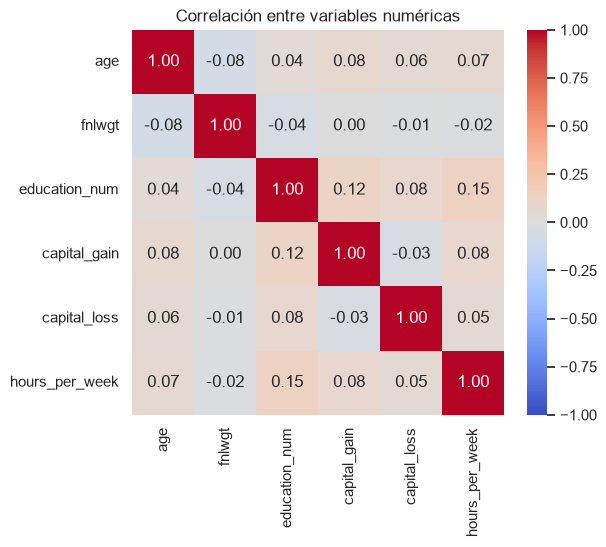
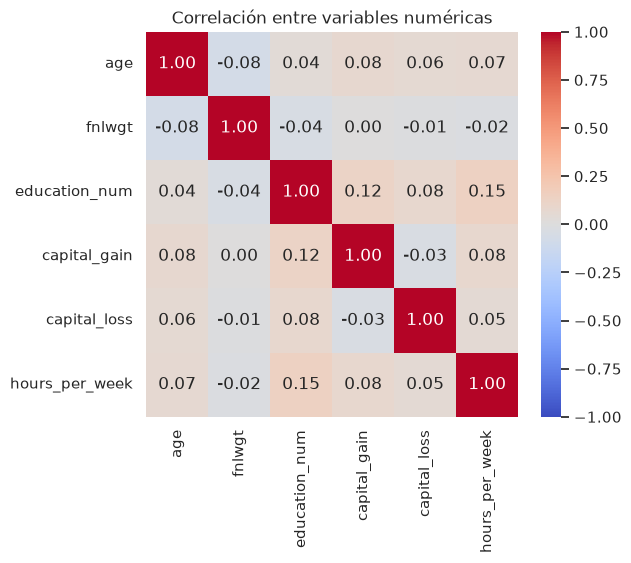
Unified diff of the notebook cell whose output changed from the first chart to the second:
--- before
+++ after
@@ -9,2 +9,9 @@
     r, p = pointbiserialr(df["target"], df[c])
     print(f"  {c:16s} r={r:+.3f}  p={p:.1e}")
+
+# Sin contar horas per week, :
+corre = df[num_cols].drop(columns="hours_per_week").corr()
+plt.figure(figsize=(5,4))
+sns.heatmap(corre, annot=True, fmt=".2f", cmap="coolwarm", vmin=-1, vmax=1)
+plt.title("Correlación entre variables numéricas ")
+plt.show()

Commit: Correlation matrix change